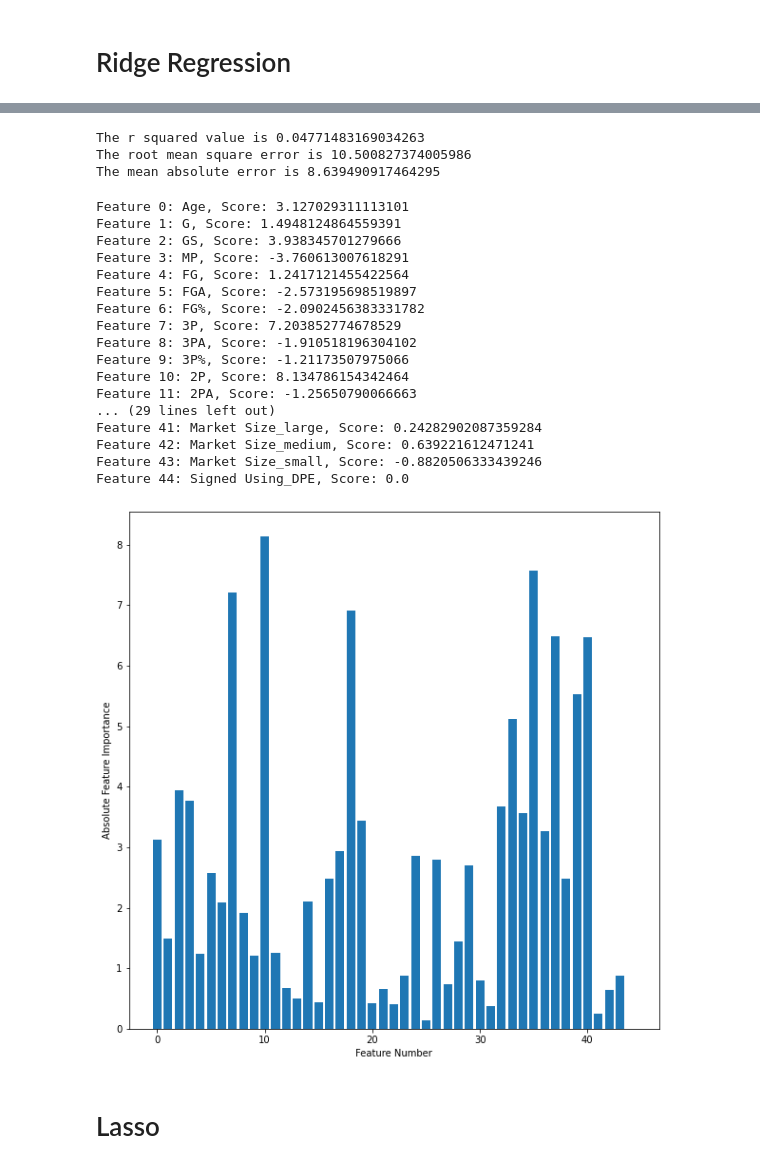
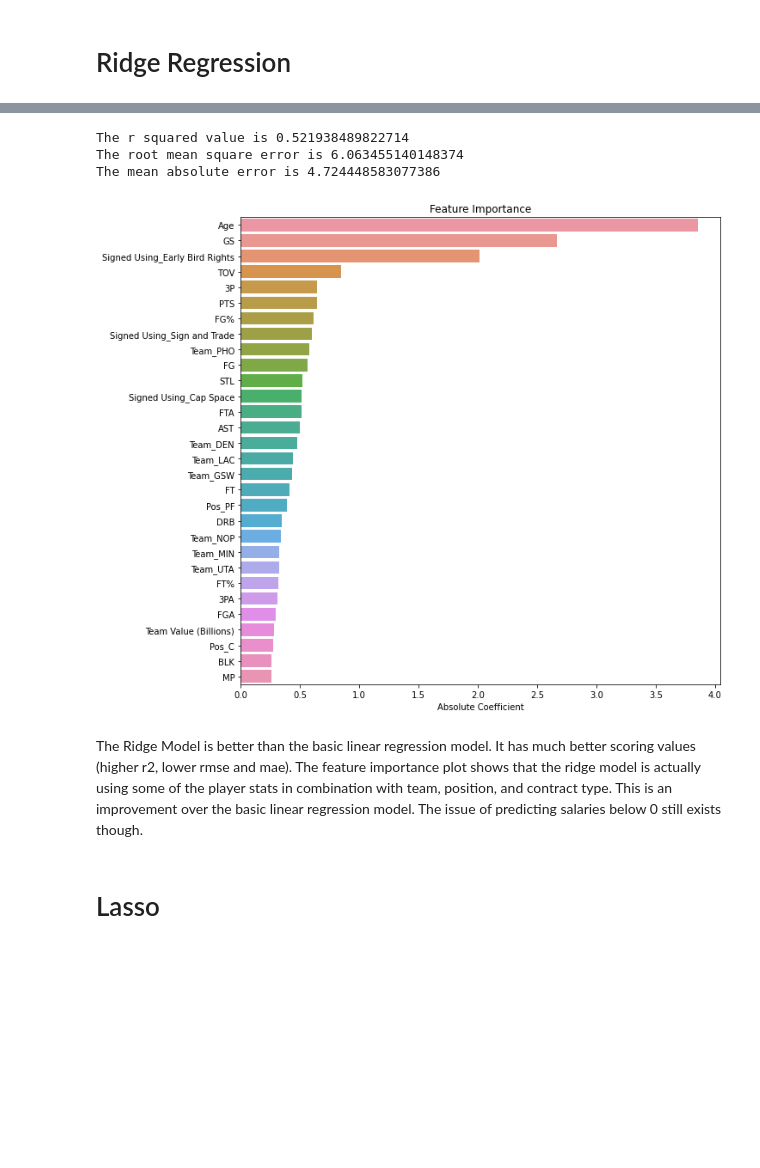
Before and after one commit to graham-ecu/NBA-Salary-Prediction, a Jupyter notebook: NBA Modeling.ipynb, the cells around one changed output, grey strips where cells are left out. Saved outputs shown, nothing was run; the diff lists cells and outputs as text; code cells hidden in the pictures; blank space fills up the shorter version.

```diff
--- a/NBA Modeling.ipynb
+++ b/NBA Modeling.ipynb
@@ -114,7 +106,7 @@ Even as a first attempt, this is not a very good model.  The r squared value is
 # Ridge Regression
 # %%
 # find optimal alpha value
-alphas = np.arange(0.1, 50, 1)
+alphas = np.arange(0.1, 50, 0.1)
 r2_scores = []
 rmses = []
 maes = []
@@ -162,5 +154,6 @@ print(best_alpha_r2, best_alpha_rmse, best_alpha_mae)
 # %%
-ridge = Ridge(alpha=0.1)
+# Initiate and train the model
+ridge = Ridge(alpha=42.1)
 ridge.fit(X_train, y_train)
 y_pred = ridge.predict(X_test)
 # %%
@@ -178,42 +172,32 @@ print('The r squared value is ' + str(r2_score(y_test, y_pred)))
 print('The root mean square error is ' + str(rmse_func(ridge, X_test, y_test)))
 print('The mean absolute error is ' + str(mean_absolute_error(y_pred, y_test)))
 # %% [output]
-The r squared value is 0.04771483169034263
-The root mean square error is 10.500827374005986
-The mean absolute error is 8.639490917464295
+The r squared value is 0.521938489822714
+The root mean square error is 6.063455140148374
+The mean absolute error is 4.724448583077386
 # %%
-# Determine coefficients
+# Determine coefficients and create dataframe
 coefs = ridge.coef_
+columns = X_test.columns
+importance = pd.DataFrame({'Absolute Coefficient': coefs})
+importance.index = columns
 
-# summarize feature importance
-for i in range(len(coefs)):
-    print('Feature ' + str(i) + ': ' + X_train.columns[i] + ', Score: ' + str(coefs[i]))
+# Sort by coefficient value and transpose
+importance = importance.sort_values('Absolute Coefficient', ascending=False)
+importance = importance.transpose()
 
-# plot feature importance
+# Define top 30 features
+top_30 = importance.iloc[: , :30]
+
+# Create a bar chart to show top 30 features
 plt.figure(figsize=(10,10))
-plt.bar([x for x in range(len(coefs))], abs(coefs))
-plt.xlabel('Feature Number')
-plt.ylabel('Absolute Feature Importance')
-plt.show()
+sns.barplot(data=top_30, orient='h')
+plt.xlabel('Absolute Coefficient')
+plt.title('Feature Importance');
 # %% [output]
-Feature 0: Age, Score: 3.127029311113101
-Feature 1: G, Score: 1.4948124864559391
-Feature 2: GS, Score: 3.938345701279666
-Feature 3: MP, Score: -3.760613007618291
-Feature 4: FG, Score: 1.2417121455422564
-Feature 5: FGA, Score: -2.573195698519897
-Feature 6: FG%, Score: -2.0902456383331782
-Feature 7: 3P, Score: 7.203852774678529
-Feature 8: 3PA, Score: -1.910518196304102
-Feature 9: 3P%, Score: -1.21173507975066
-Feature 10: 2P, Score: 8.134786154342464
-Feature 11: 2PA, Score: -1.25650790066663
-... (29 lines left out)
-Feature 41: Market Size_large, Score: 0.24282902087359284
-Feature 42: Market Size_medium, Score: 0.639221612471241
-Feature 43: Market Size_small, Score: -0.8820506333439246
-Feature 44: Signed Using_DPE, Score: 0.0
-[figure, old version]
+[figure, new version]
+# %% [markdown]
+The Ridge Model is better than the basic linear regression model.  It has much better scoring values (higher r2, lower rmse and mae).  The feature importance plot shows that the ridge model is actually using some of the player stats in combination with team, position, and contract type.  This is an improvement over the basic linear regression model.  The issue of predicting salaries below 0 still exists though.
 # %% [markdown]
 # Lasso
 # %%
```
Also changed, not shown: parts of 35 cells of this notebook, 3 other files.
